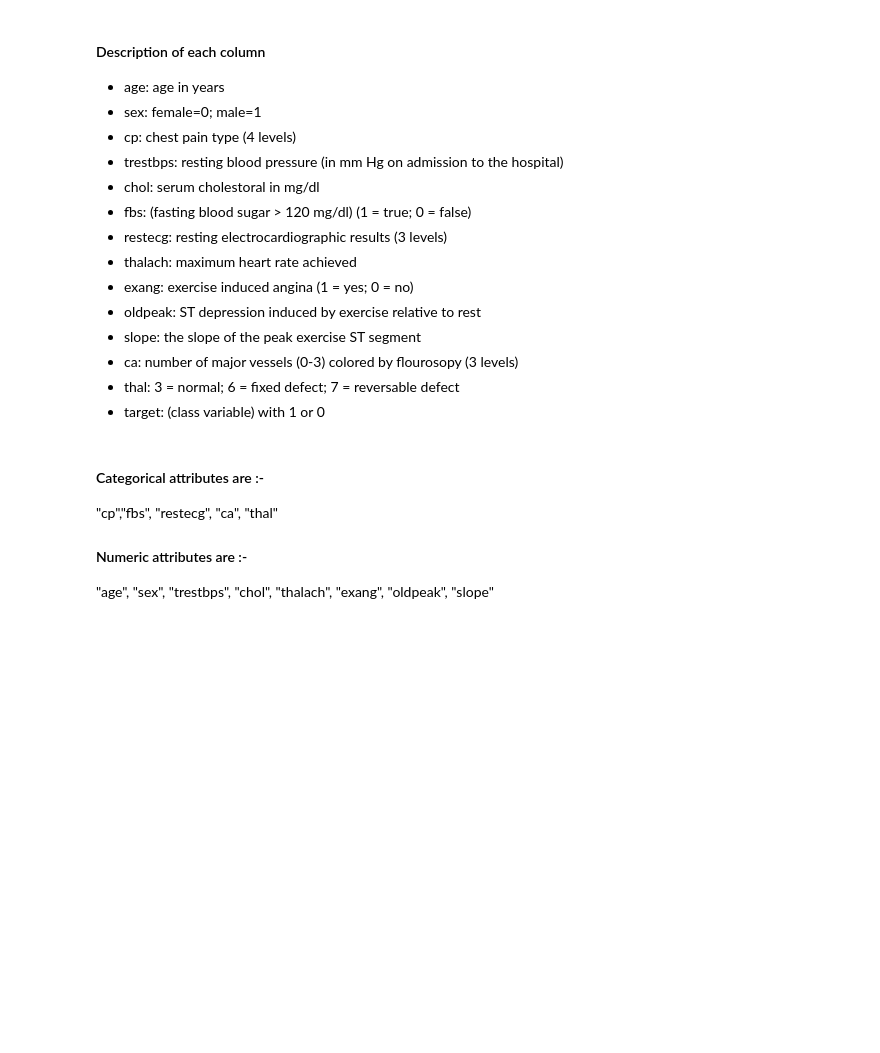
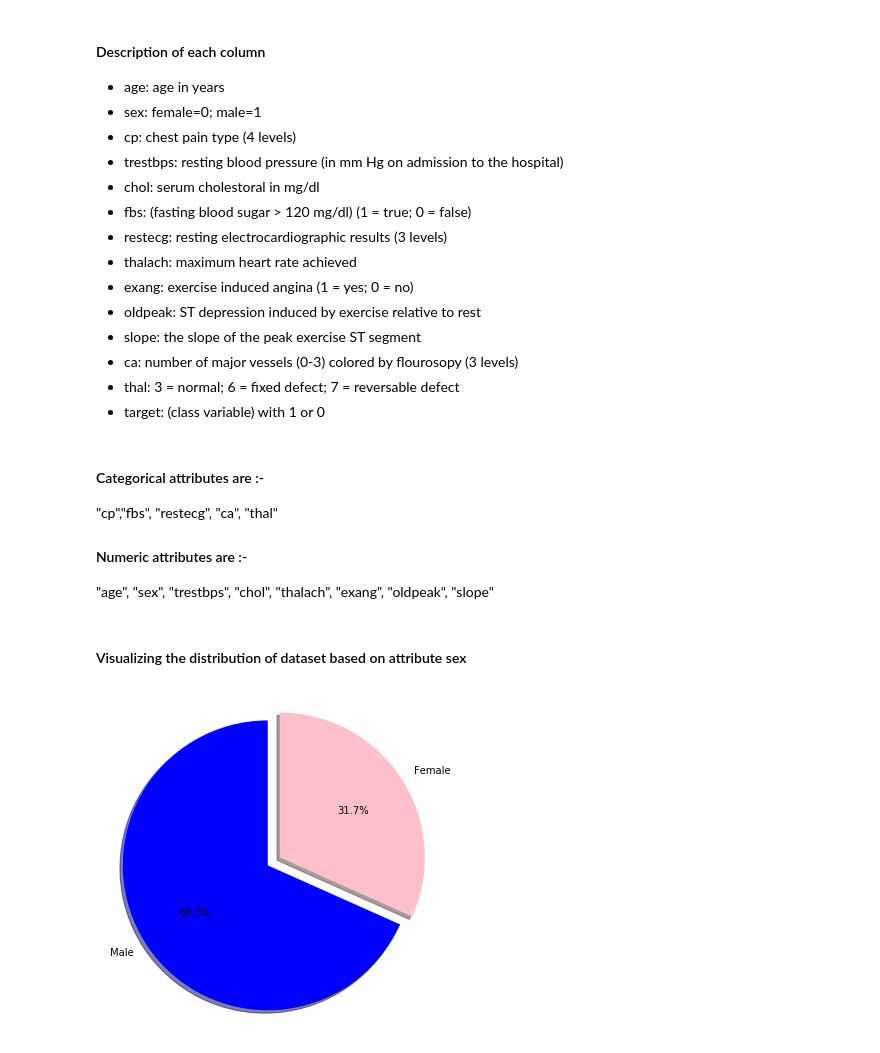
Before and after one commit to chauhan-nitin/UCI_HeartDisease, a Jupyter notebook: heartdisease.ipynb, the cells around one changed output. Cells and saved outputs as stored; diff of their text form; code cells hidden in the pictures; blank space fills up the shorter version.

```diff
--- a/heartdisease.ipynb
+++ b/heartdisease.ipynb
@@ -65,3 +63,23 @@ Dimension of the dataset is:  (303, 14)
 
 #### Numeric attributes are :-
 "age", "sex", "trestbps", "chol", "thalach", "exang", "oldpeak", "slope"
+# %% [markdown]
+#### Visualizing the distribution of dataset based on attribute sex
+# %%
+male =len(datafr[datafr['sex'] == 1])
+female = len(datafr[datafr['sex']== 0])
+
+plt.figure(figsize=(6,6))
+
+# Data to plot
+labels = 'Male','Female'
+sizes = [male,female]
+
+# Plot
+plt.pie(sizes, explode=(0, 0.1), labels=labels, colors=['blue','pink'],
+autopct='%1.1f%%', shadow=True, startangle=90)
+
+plt.axis('equal')
+plt.show()
+# %% [output]
+[figure, added]
```
Also changed, not shown: parts of 4 cells of this notebook.
